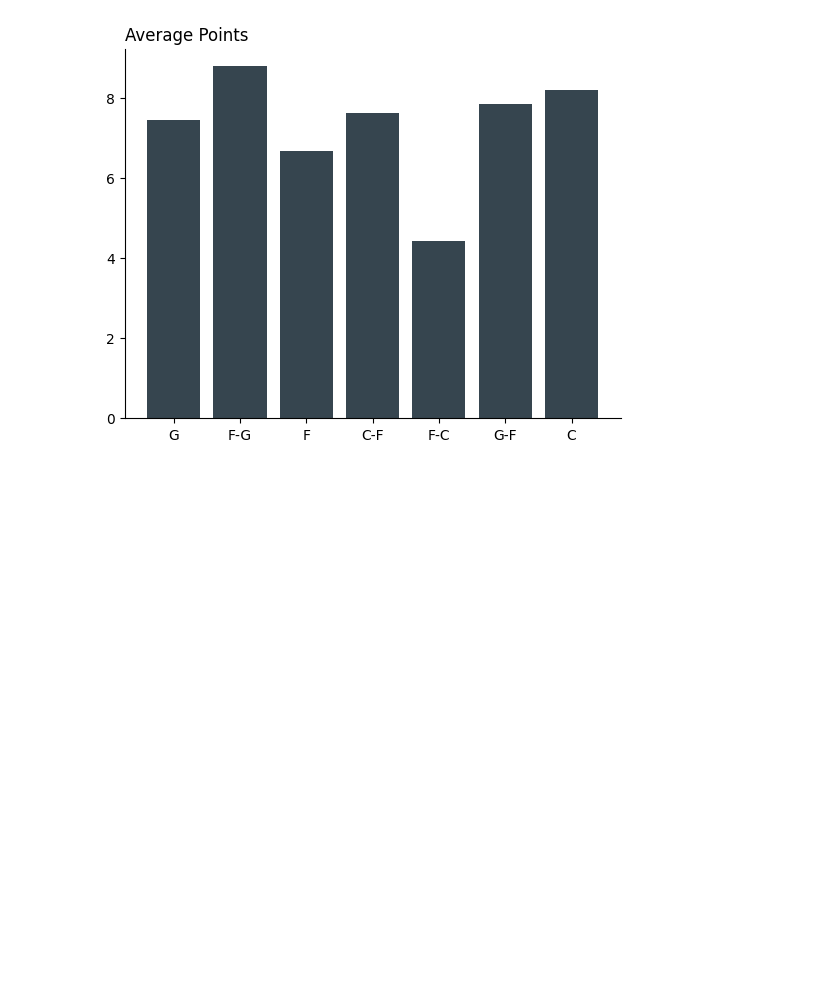
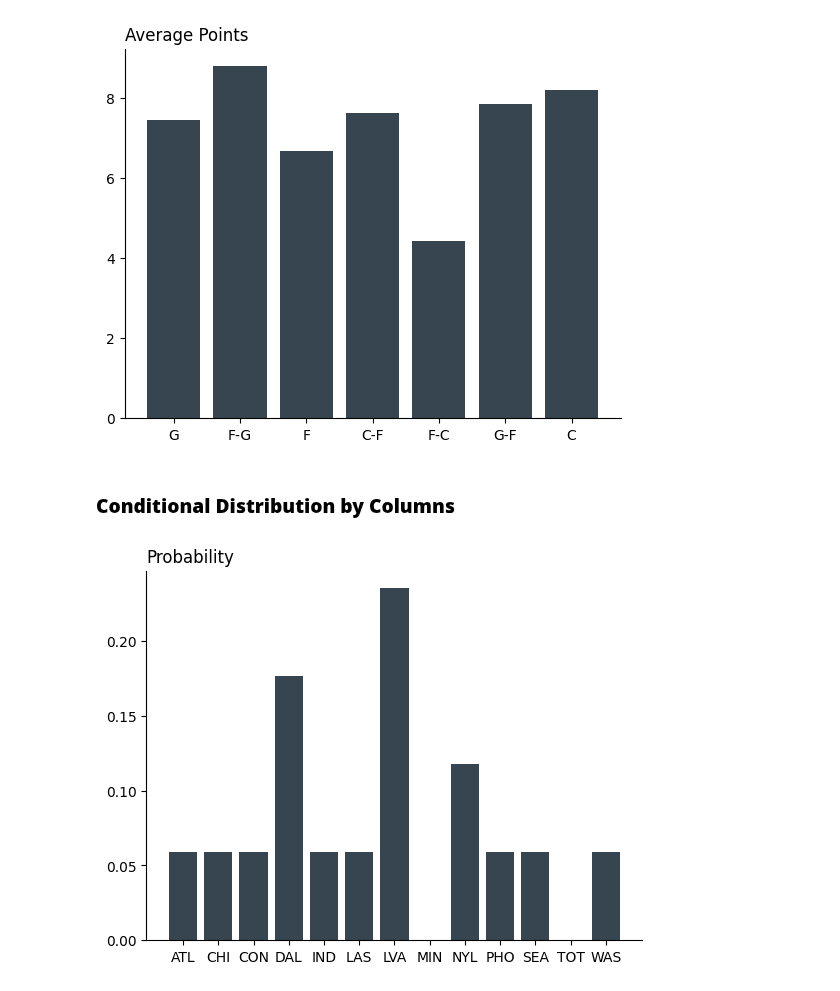
Before and after one commit to pharringtonp19/business-analytics, a Jupyter notebook: notebooks/statistical_relationship_three.ipynb, the cells around one changed output. Saved outputs shown, nothing was run; the diff lists cells and outputs as text; code cells hidden in the pictures; blank space fills up the shorter version.

```diff
--- a/notebooks/statistical_relationship_three.ipynb
+++ b/notebooks/statistical_relationship_three.ipynb
@@ -72,3 +72,16 @@ ax.spines['top'].set_visible(False)
 plt.show()
 # %% [output]
 [figure]
+# %% [markdown]
+### **Conditional Distribution by Columns**
+# %%
+conditional_dist = pd.crosstab(df['Team'], df['Pos'], normalize='columns')['C']
+
+plt.bar(conditional_dist.index, conditional_dist.values, color="#36454F")
+plt.title('Probability', loc='left')
+ax = plt.gca()
+ax.spines['right'].set_visible(False)
+ax.spines['top'].set_visible(False)
+plt.show()
+# %% [output]
+[figure, added]
```
Also changed, not shown: parts of 2 cells of this notebook.
